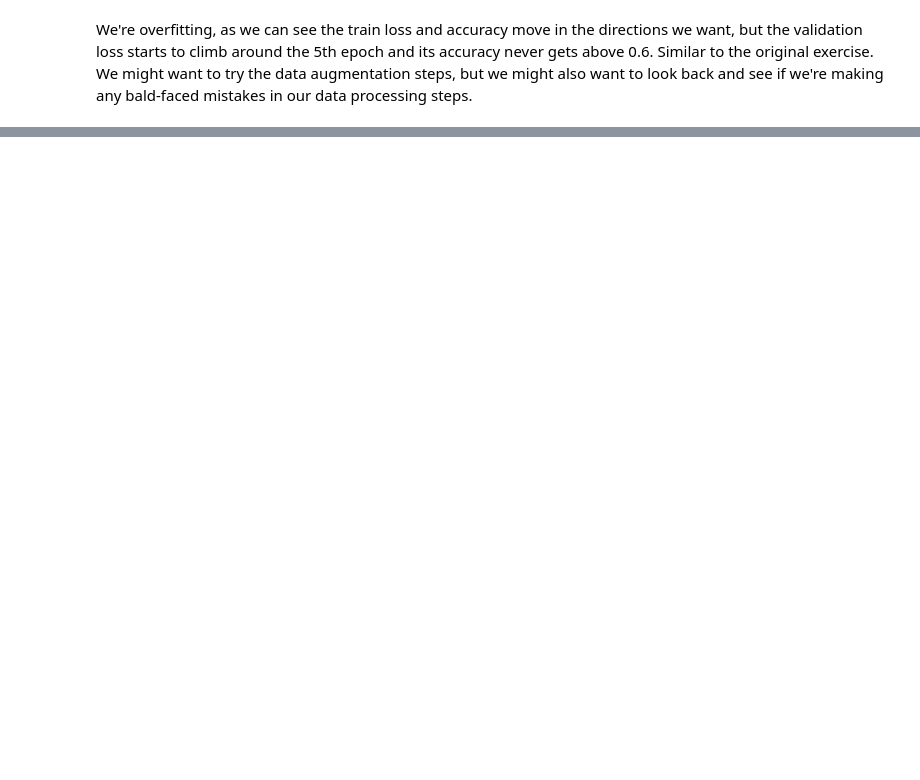
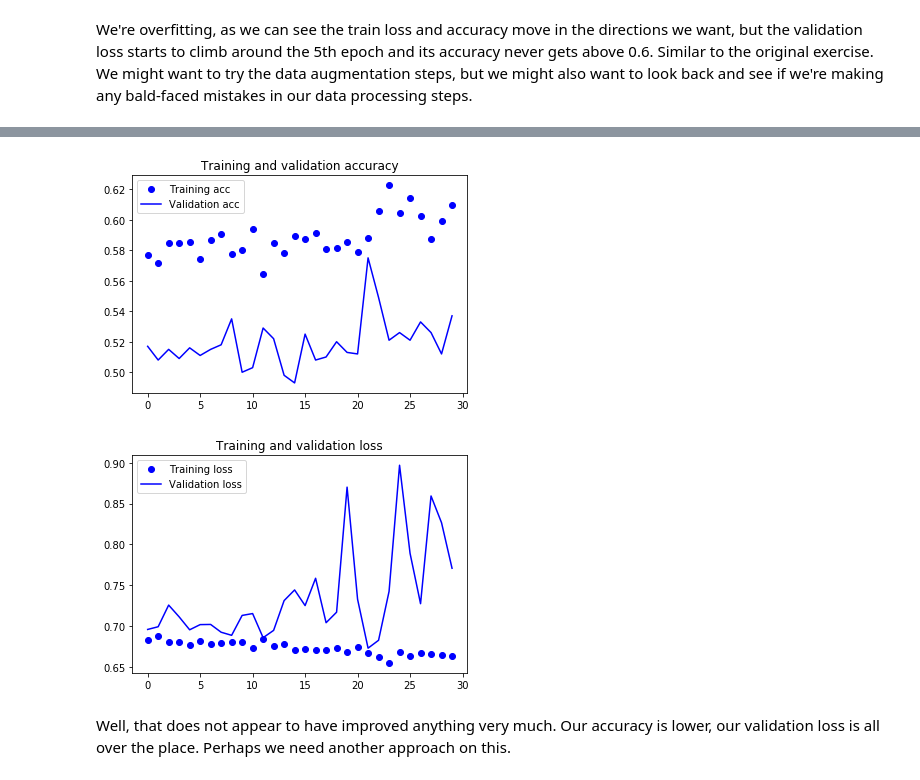
Before and after one commit to dogrdon/othercontent_predict, a Jupyter notebook: notebooks/predict_politics.ipynb, the cells around one changed output, grey strips where cells are left out. Cells and saved outputs as stored; diff of their text form; code cells hidden in the pictures; blank space fills up the shorter version.

Commit message:
data aug

```diff
--- a/notebooks/predict_politics.ipynb
+++ b/notebooks/predict_politics.ipynb
@@ -280,0 +352,14 @@ We're overfitting, as we can see the train loss and accuracy move in the directi
+# %%
+from keras import optimizers
+
+model.compile(loss='binary_crossentropy',
+              optimizer=optimizers.RMSprop(lr=1e-4),
+              metrics=['acc'])
+# %%
+result = model.fit_generator(
+      train_generator,
+      steps_per_epoch=100,
+      epochs=30,
+      validation_data=val_generator,
+      validation_steps=50)
+model.save_weights('../models/augmented_try.h5')
@@ -280,0 +389,28 @@ We're overfitting, as we can see the train loss and accuracy move in the directi
+# %%
+import matplotlib.pyplot as plt
+
+acc = result.history['acc']
+val_acc = result.history['val_acc']
+loss = result.history['loss']
+val_loss = result.history['val_loss']
+
+epochs = range(len(acc))
+
+plt.plot(epochs, acc, 'bo', label='Training acc')
+plt.plot(epochs, val_acc, 'b', label='Validation acc')
+plt.title('Training and validation accuracy')
+plt.legend()
+
+plt.figure()
+
+plt.plot(epochs, loss, 'bo', label='Training loss')
+plt.plot(epochs, val_loss, 'b', label='Validation loss')
+plt.title('Training and validation loss')
+plt.legend()
+
+plt.show()
+# %% [output]
+[figure, added]
+[figure, added]
+# %% [markdown]
+Well, that does not appear to have improved anything very much. Our accuracy is lower, our validation loss is all over the place. Perhaps we need another approach on this.
```
Also changed, not shown: parts of 9 cells of this notebook, 3 other files.
